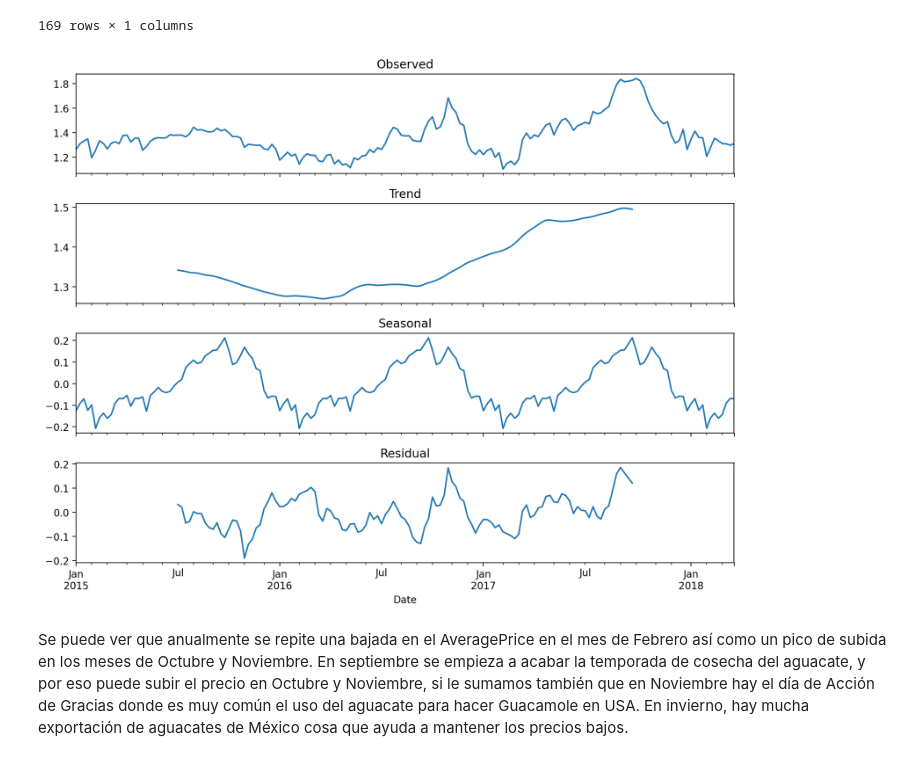
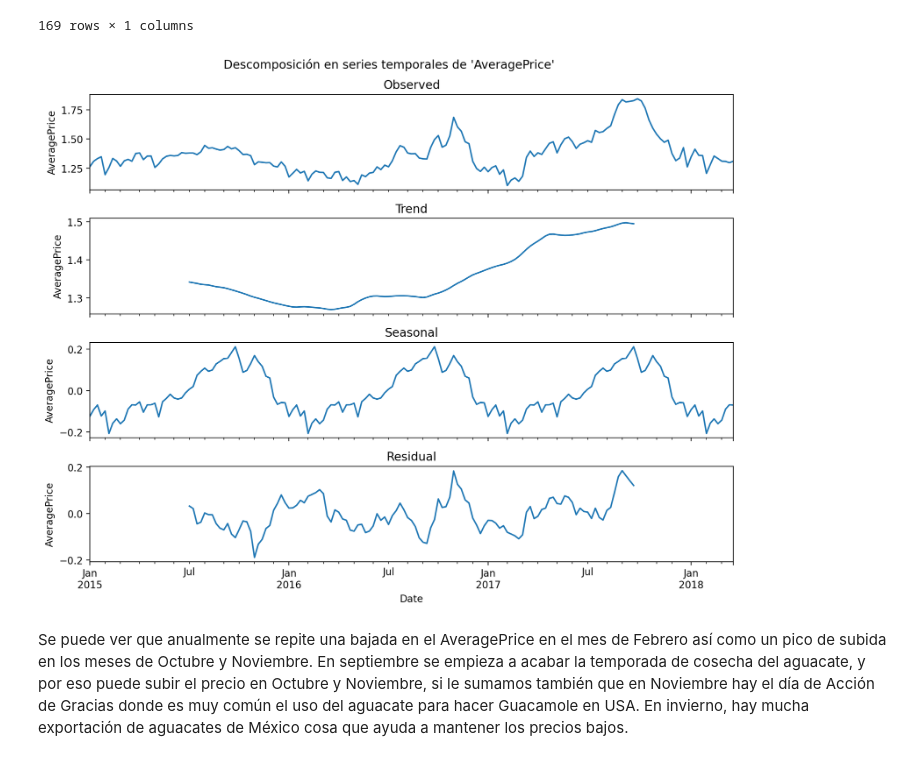
Before and after one commit to albagd77/MAGic-Avocado-TP1, a Jupyter notebook: 01_series_temporales.ipynb, the cells around one changed output. Drawn from its saved outputs; the diff is of its cells as text; code cells hidden in the pictures.

Commit message:
Añade título a gráfica de series temporales

```diff
--- a/01_series_temporales.ipynb
+++ b/01_series_temporales.ipynb
@@ -137,15 +137,16 @@ decomposition = seasonal_decompose(gd_4_temp_series['AveragePrice'], model='addi
 # %%
 # Dibuja los componentes de la descomposición
 fig, (ax1, ax2, ax3, ax4) = plt.subplots(4, 1, figsize=(10, 8), sharex=True)
-decomposition.observed.plot(ax=ax1, title='Observed')
-decomposition.trend.plot(ax=ax2, title='Trend')
-decomposition.seasonal.plot(ax=ax3, title='Seasonal')
-decomposition.resid.plot(ax=ax4, title='Residual')
+fig.suptitle('Descomposición en series temporales de \'AveragePrice\'')
+decomposition.observed.plot(ax=ax1, title='Observed', ylabel='AveragePrice')
+decomposition.trend.plot(ax=ax2, title='Trend', ylabel='AveragePrice')
+decomposition.seasonal.plot(ax=ax3, title='Seasonal', ylabel='AveragePrice')
+decomposition.resid.plot(ax=ax4, title='Residual', ylabel='AveragePrice')
 
 plt.tight_layout()
 plt.show()
 # %% [output]
-[figure, old version]
+[figure, new version]
 # %% [markdown]
 Se puede ver que anualmente se repite una bajada en el AveragePrice en el mes de Febrero así como un pico de subida en los meses de Octubre y Noviembre.
 En septiembre se empieza a acabar la temporada de cosecha del aguacate, y por eso puede subir el precio en Octubre y Noviembre, si le sumamos también que en Noviembre hay el día de Acción de Gracias donde es muy común el uso del aguacate para hacer Guacamole en USA.
```
